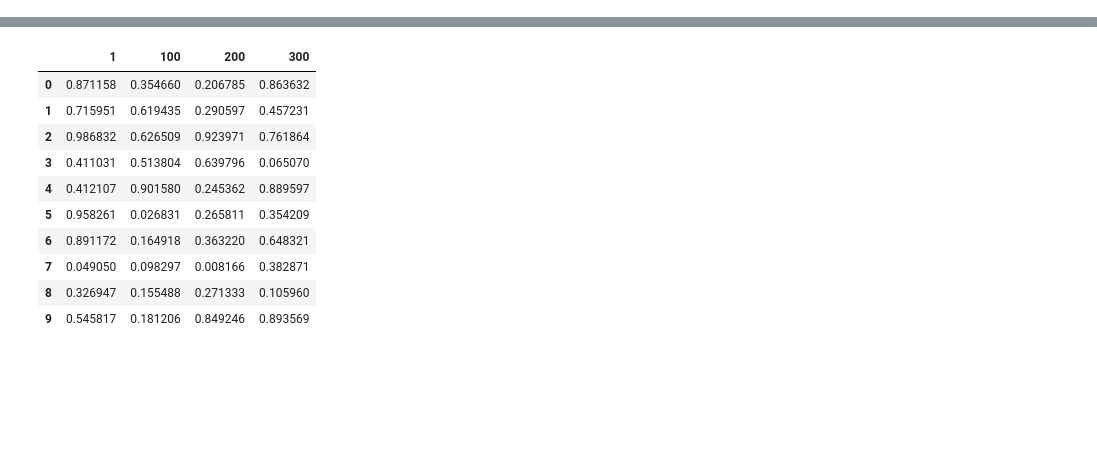
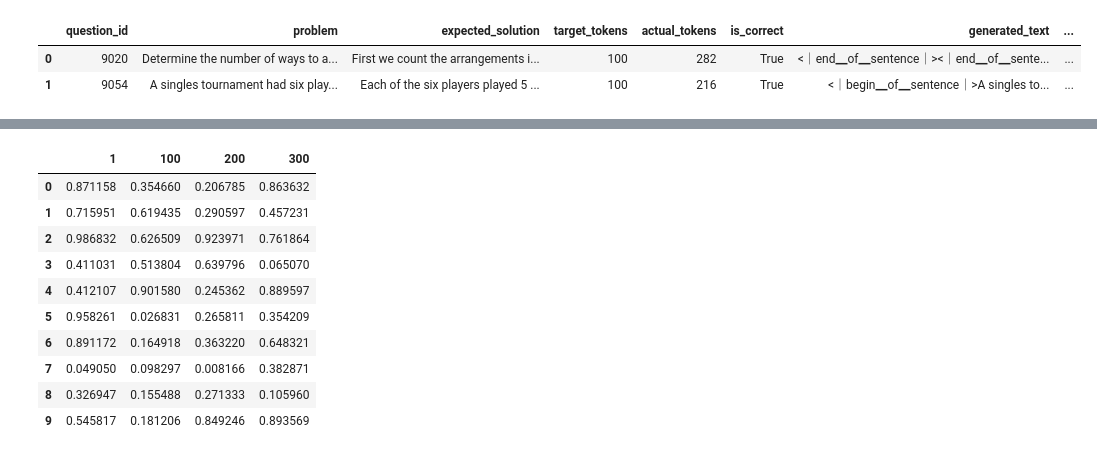
Before and after one commit to SebastianJitaru29/llm-think-too-much, a Jupyter notebook: regressor/explore.ipynb, the cells around one changed output, grey strips where cells are left out. Cells and saved outputs as stored; diff of their text form; code cells hidden in the pictures; blank space fills up the shorter version.

```diff
--- a/regressor/explore.ipynb
+++ b/regressor/explore.ipynb
@@ -46,0 +78,7 @@ with pd.option_context("display.max_rows", None, "display.max_colwidth", None):
+# %%
+df = pd.read_parquet("../static_regressor_results/batch_1.parquet")
+df
+# %% [output]
+|  | question_id | problem | expected_solution | target_tokens | actual_tokens | is_correct | generated_text | ... |
+| 0 | 9020 | Determine the number of ways to a... | First we count the arrangements i... | 100 | 282 | True | <｜end▁of▁sentence｜><｜end▁of▁sente... | ... |
+| 1 | 9054 | A singles tournament had six play... | Each of the six players played 5 ... | 100 | 216 | True | <｜begin▁of▁sentence｜>A singles to... | ... |
```
Also changed, not shown: parts of 16 cells of this notebook, 13 other files.
